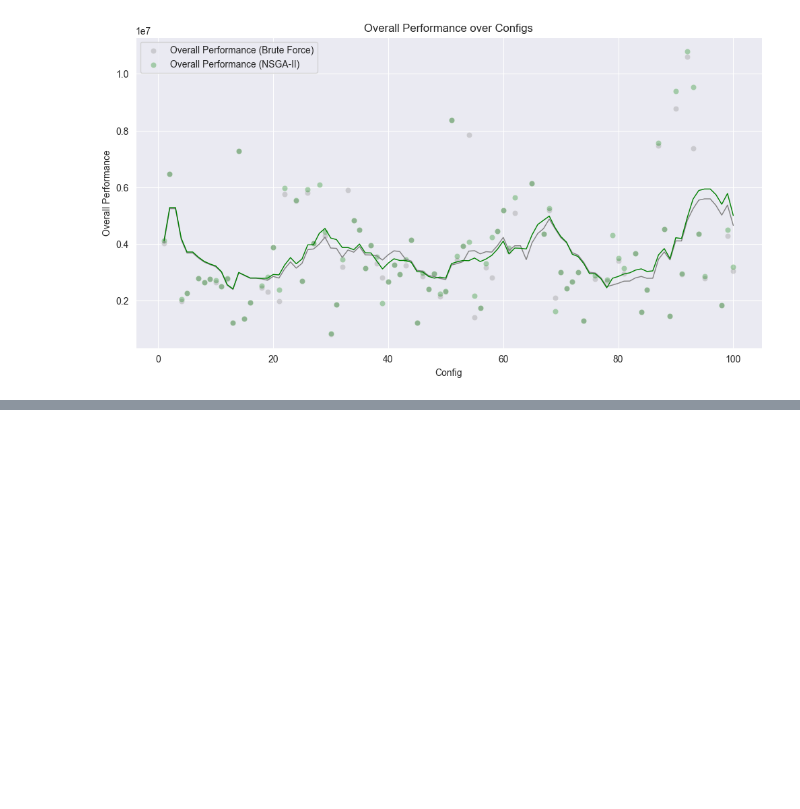
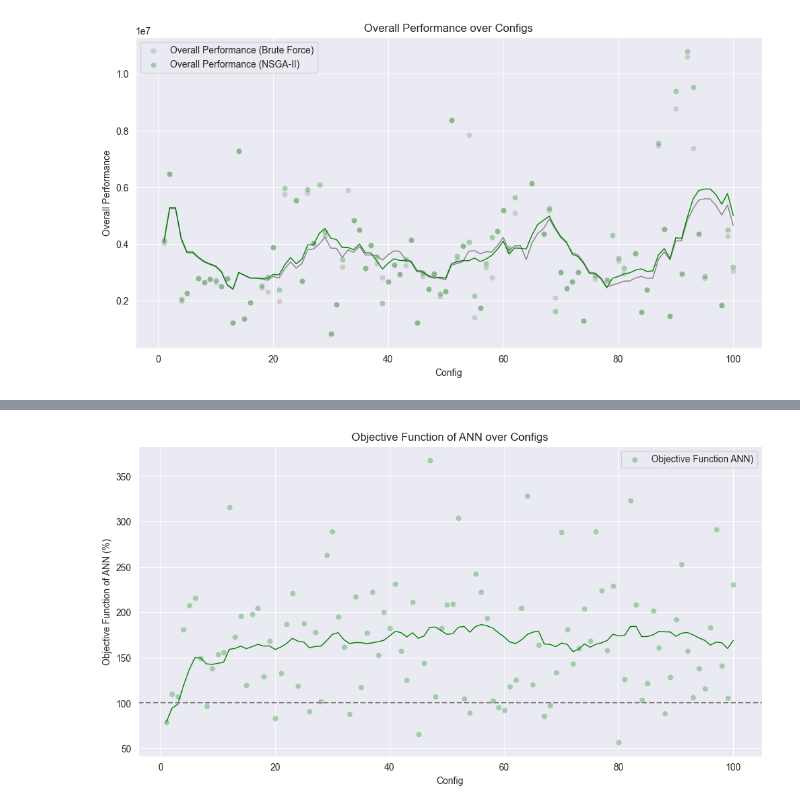
Before and after one commit to mpgallage/computing-continuum-simulator, a Jupyter notebook: analysis_mini.ipynb, the cells around one changed output, grey strips where cells are left out. Cells and saved outputs as stored; diff of their text form; code cells hidden in the pictures; blank space fills up the shorter version.

```diff
--- a/analysis_mini.ipynb
+++ b/analysis_mini.ipynb
@@ -124,0 +161,21 @@ plt.show()
+# %%
+# Calculating objective fundtion as a percentage of brute force objective function
+combined_data['obj_function_percentage_ann'] = (combined_data['obj_function_ann'] / combined_data['obj_function_bf']) * 100
+
+# Creating the line plot
+plt.figure(figsize=(12, 6))
+sns.scatterplot(x='config_number', y='obj_function_percentage_ann', data=combined_data, label='Objective Function ANN)', color='green', alpha=0.3)
+
+# Drawing a moving average line through the scatter points
+window_size = 20
+sns.lineplot(x='config_number', y=combined_data['obj_function_percentage_ann'].rolling(window=window_size, min_periods=1).mean(), data=combined_data, color='green', lw=1)
+
+plt.axhline(100, color='gray', linestyle='--')
+
+plt.title('Objective Function of ANN over Configs')
+plt.xlabel('Config')
+plt.ylabel('Objective Function of ANN (%)')
+plt.legend()
+plt.show()
+# %% [output]
+[figure, added]
```
Also changed, not shown: parts of 4 cells of this notebook, 2 other files.
